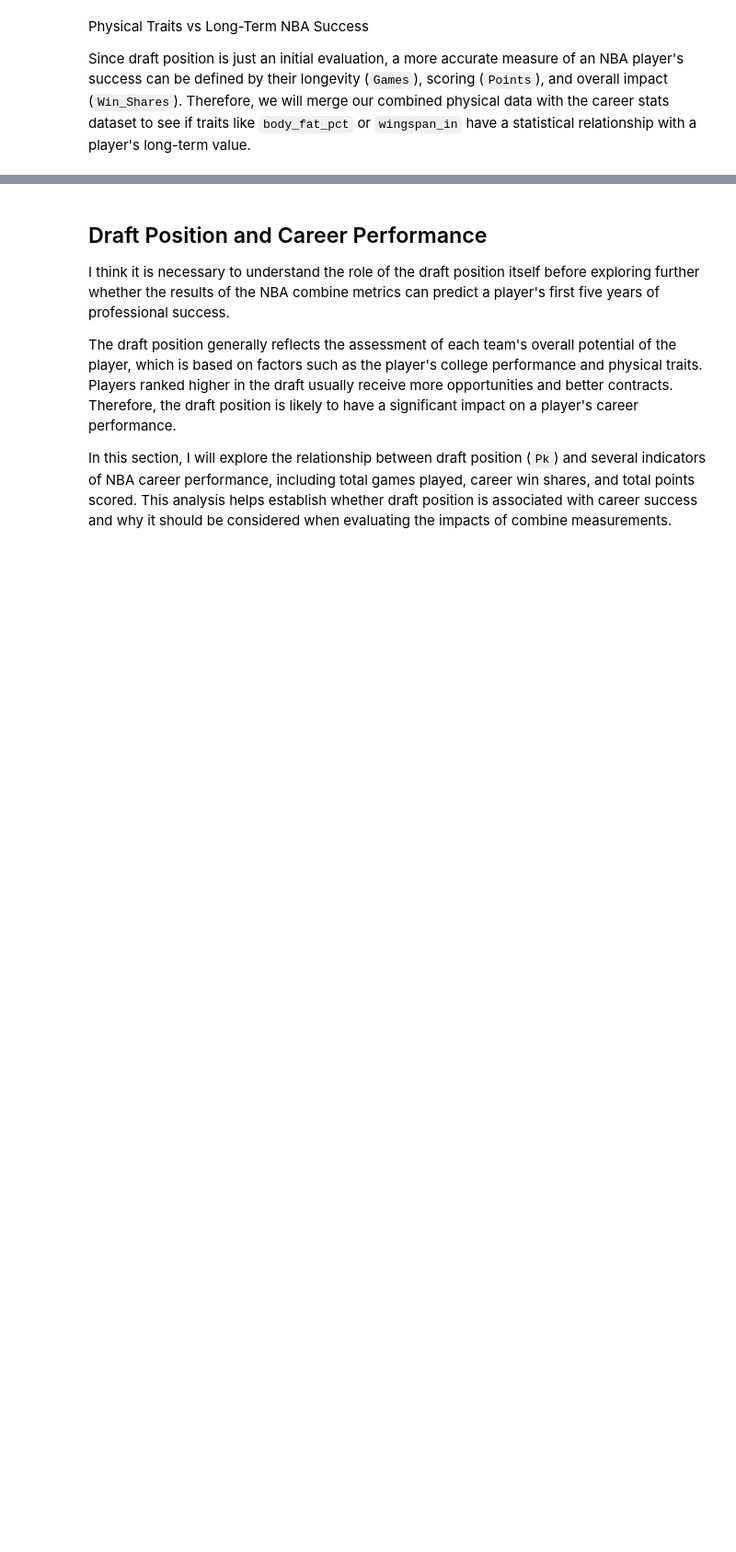
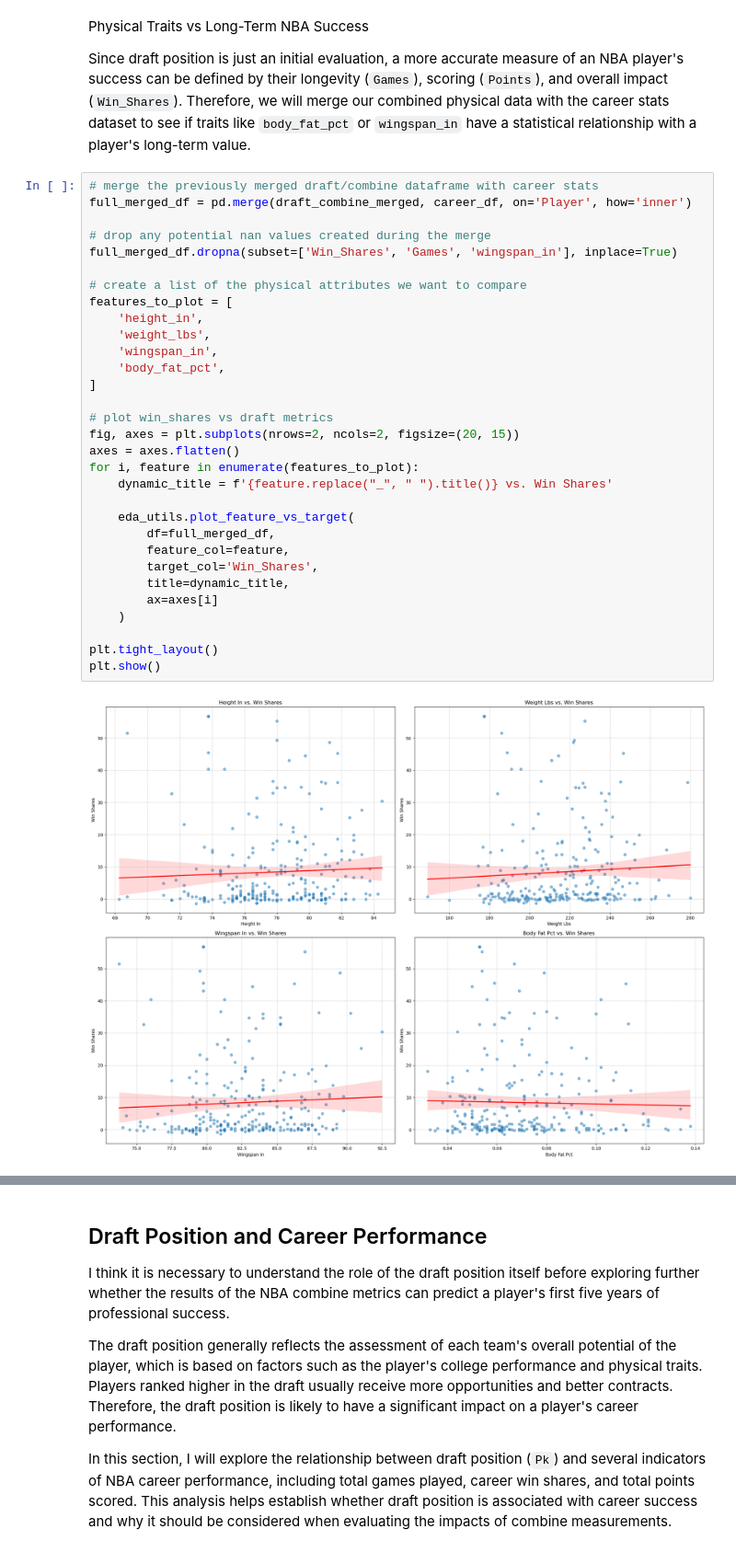
Before and after one commit to COGS108/Group010_WI26, a Jupyter notebook: 02-EDACheckpoint.ipynb, the cells around one changed output, grey strips where cells are left out. Shown at 92% size. Cells and saved outputs as stored; diff of their text form; blank space fills up the shorter version.

```diff
--- a/02-EDACheckpoint.ipynb
+++ b/02-EDACheckpoint.ipynb
@@ -718,3 +731,36 @@ Based on the positions, we can see that there are more centers and power forward
 Physical Traits vs Long-Term NBA Success
 
 Since draft position is just an initial evaluation, a more accurate  measure of an NBA player's success can be defined by their longevity (`Games`), scoring (`Points`), and overall impact (`Win_Shares`). Therefore, we will merge our combined physical data with the career stats dataset to see if traits like `body_fat_pct` or `wingspan_in` have a statistical relationship with a player's long-term value.
+# %%
+# merge the previously merged draft/combine dataframe with career stats
+full_merged_df = pd.merge(draft_combine_merged, career_df, on='Player', how='inner')
+
+# drop any potential nan values created during the merge
+full_merged_df.dropna(subset=['Win_Shares', 'Games', 'wingspan_in'], inplace=True)
+
+# create a list of the physical attributes we want to compare
+features_to_plot = [
+    'height_in',
+    'weight_lbs',
+    'wingspan_in',
+    'body_fat_pct',
+]
+
+# plot win_shares vs draft metrics
+fig, axes = plt.subplots(nrows=2, ncols=2, figsize=(20, 15))
+axes = axes.flatten()
+for i, feature in enumerate(features_to_plot):
+    dynamic_title = f'{feature.replace("_", " ").title()} vs. Win Shares'
+
+    eda_utils.plot_feature_vs_target(
+        df=full_merged_df,
+        feature_col=feature,
+        target_col='Win_Shares',
+        title=dynamic_title,
+        ax=axes[i]
+    )
+
+plt.tight_layout()
+plt.show()
+# %% [output]
+[figure, added]
```
Also changed, not shown: parts of 10 cells of this notebook.
